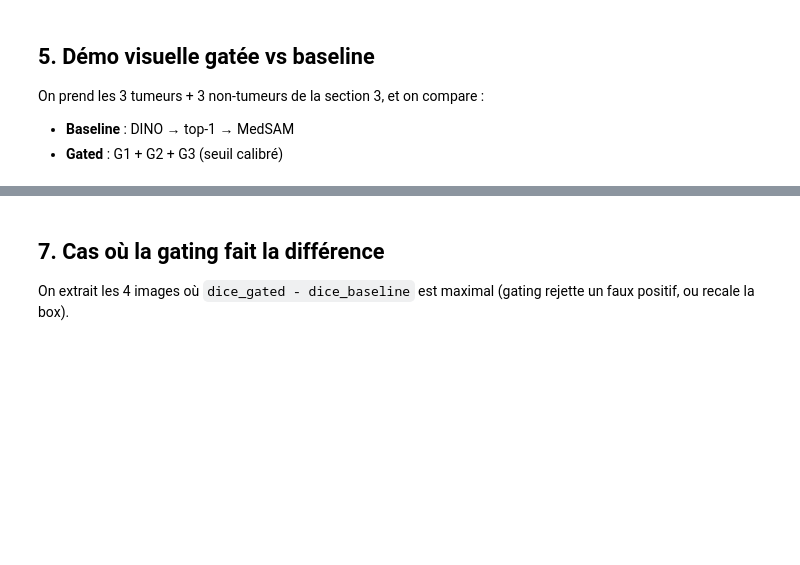
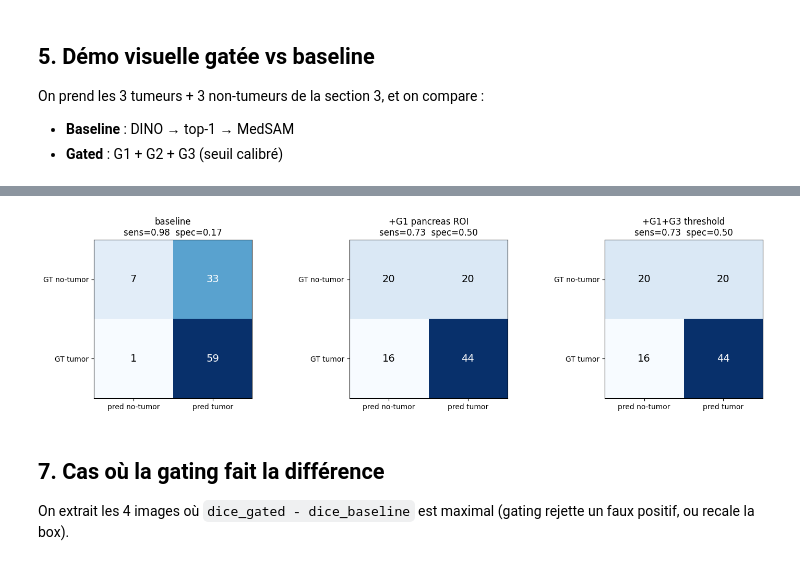
Before and after one commit to Azcatchi17/INF8225_Projet, a Jupyter notebook: msd_implementation/notebooks/dino_medsam_cascade/improved_pipeline.ipynb, the cells around one changed output, grey strips where cells are left out. Cells and saved outputs as stored; diff of their text form; code cells hidden in the pictures; blank space fills up the shorter version.

```diff
--- a/msd_implementation/notebooks/dino_medsam_cascade/improved_pipeline.ipynb
+++ b/msd_implementation/notebooks/dino_medsam_cascade/improved_pipeline.ipynb
@@ -407,24 +484,21 @@ plt.tight_layout(); plt.show()
 # %%
-# Confusion matrices per configuration — grid layout pour n configs
+# Confusion matrices per configuration
 from itertools import product
-n_cfg = len(ablation)
-ncols = min(n_cfg, 3)
-nrows = (n_cfg + ncols - 1) // ncols
-fig, axes = plt.subplots(nrows, ncols, figsize=(5 * ncols, 4 * nrows))
-axes = np.atleast_2d(axes).ravel()
-for idx, (name, (_, summ)) in enumerate(ablation.items()):
-    ax = axes[idx]
+fig, axes = plt.subplots(1, len(ablation), figsize=(5 * len(ablation), 4))
+if len(ablation) == 1:
+    axes = [axes]
+for ax, (name, (_, summ)) in zip(axes, ablation.items()):
     M_ = np.array([[summ.tn, summ.fp], [summ.fn, summ.tp]])
     ax.imshow(M_, cmap='Blues')
     for i, j in product(range(2), range(2)):
         ax.text(j, i, str(M_[i, j]), ha='center', va='center', fontsize=14,
                 color='white' if M_[i, j] > M_.max() / 2 else 'black')
     ax.set_xticks([0, 1]); ax.set_xticklabels(['pred no-tumor', 'pred tumor'])
     ax.set_yticks([0, 1]); ax.set_yticklabels(['GT no-tumor', 'GT tumor'])
-    ax.set_title(f"{name}\nsens={summ.sensitivity:.2f}  spec={summ.specificity:.2f}  F1={summ.f1:.2f}")
-for idx in range(n_cfg, len(axes)):
-    axes[idx].axis('off')
+    ax.set_title(f"{name}\nsens={summ.sensitivity:.2f}  spec={summ.specificity:.2f}")
 plt.tight_layout(); plt.show()
+# %% [output]
+[figure, added]
 # %% [markdown]
 ## 7. Cas où la gating fait la différence
 
```
Also changed, not shown: parts of 17 cells of this notebook.
